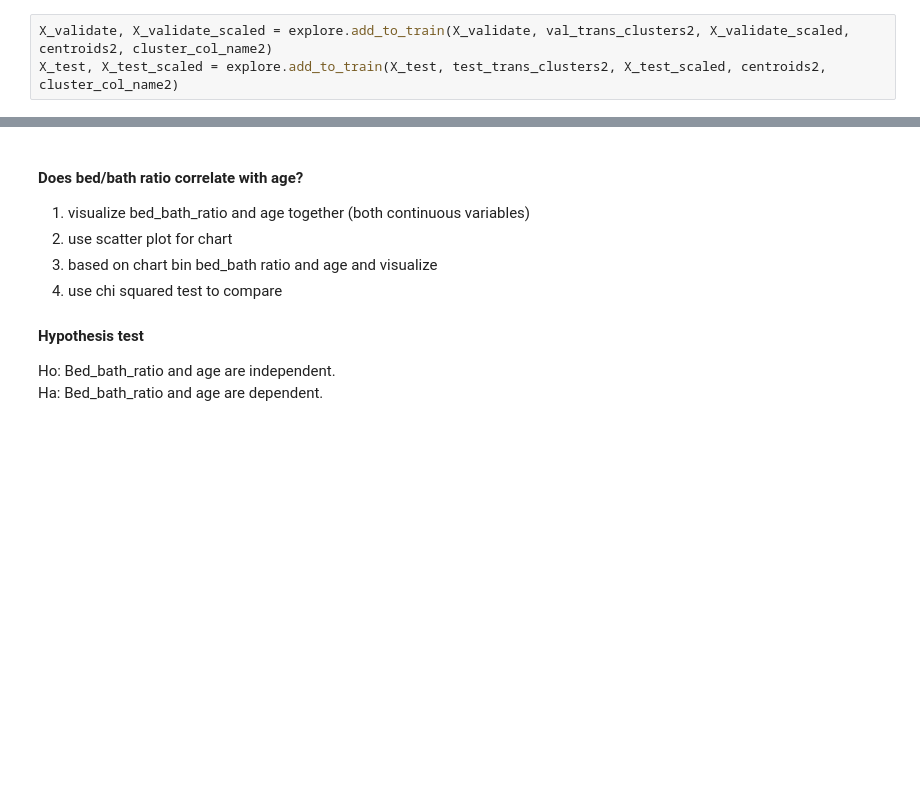
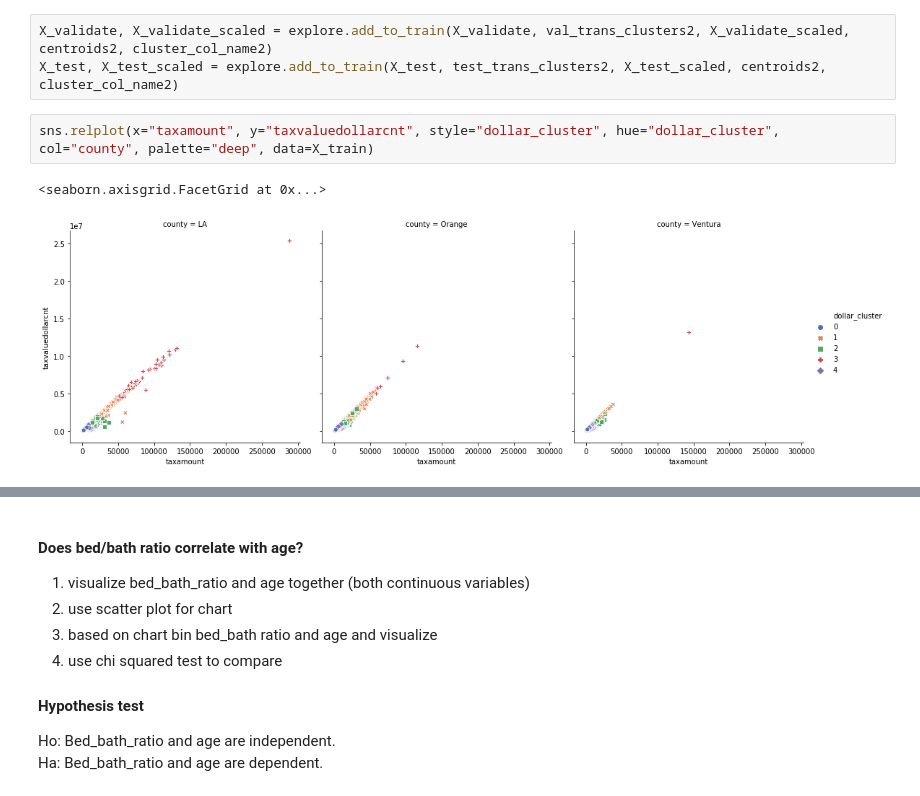
Before and after one commit to RyvynYoung/Zillow_Clustering_Project, a Jupyter notebook: mvp.ipynb, the cells around one changed output, grey strips where cells are left out. Drawn from its saved outputs; the diff is of its cells as text; blank space fills up the shorter version.

```diff
--- a/mvp.ipynb
+++ b/mvp.ipynb
@@ -338,4 +385,9 @@ test_trans_clusters2 = explore.kmeans_transform(X_test_scaled, kmeans2, cluster_
 # %%
 X_validate, X_validate_scaled = explore.add_to_train(X_validate, val_trans_clusters2, X_validate_scaled, centroids2, cluster_col_name2)
 X_test, X_test_scaled = explore.add_to_train(X_test, test_trans_clusters2, X_test_scaled, centroids2, cluster_col_name2)
+# %%
+sns.relplot(x="taxamount", y="taxvaluedollarcnt", style="dollar_cluster", hue="dollar_cluster", col="county", palette="deep", data=X_train)
+# %% [output]
+<seaborn.axisgrid.FacetGrid at 0x...>
+[figure, added]
 # %%
```
Also changed, not shown: parts of 30 cells of this notebook, 4 other files.
